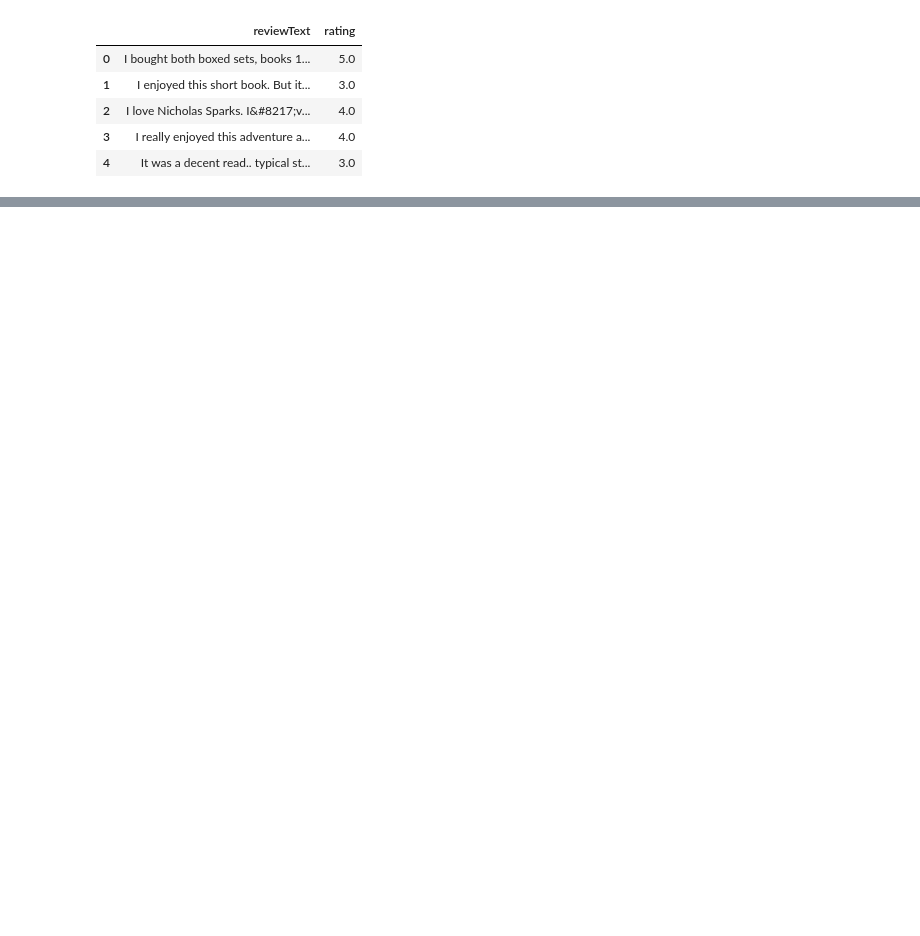
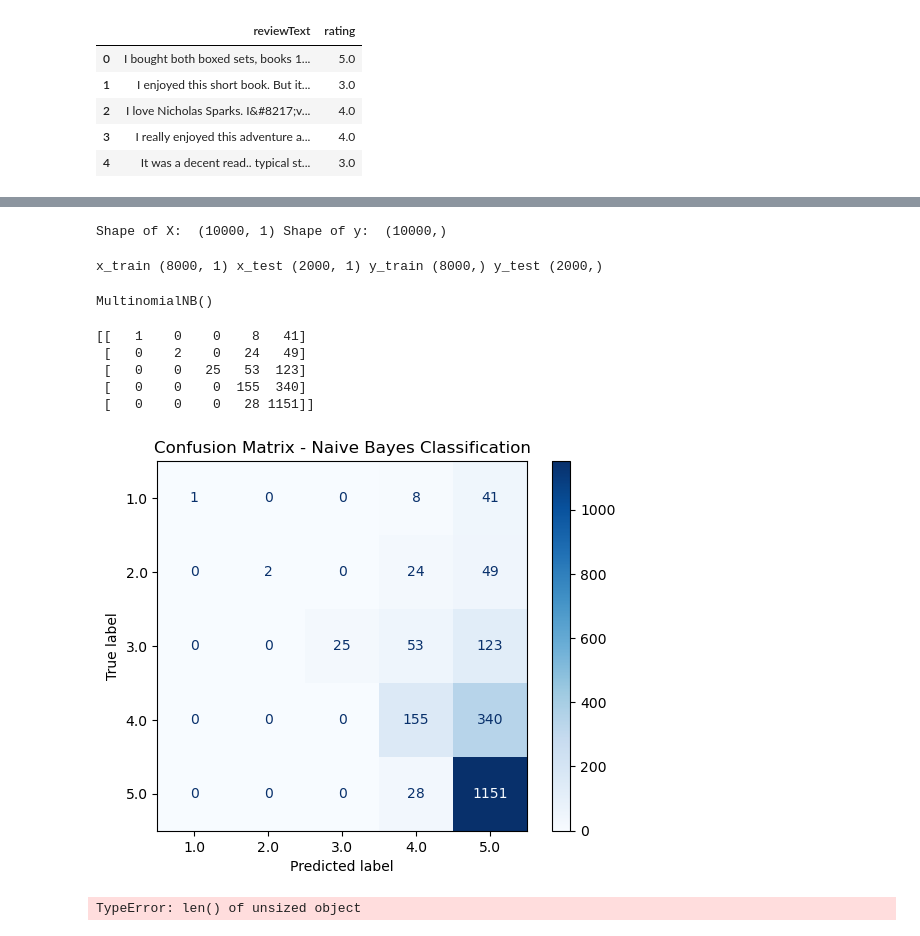
Before and after one commit to TohDeKai/IS3107_25, a Jupyter notebook: data_processing/training.ipynb, the cells around one changed output, grey strips where cells are left out. Cells and saved outputs as stored; diff of their text form; code cells hidden in the pictures; blank space fills up the shorter version.

Commit message:
train dataset

```diff
--- a/data_processing/training.ipynb
+++ b/data_processing/training.ipynb
@@ -30,3 +30,9 @@ sentiments.head()
 | 2 | I love Nicholas Sparks. I&#8217;v... | 4.0 |
 | 3 | I really enjoyed this adventure a... | 4.0 |
 | 4 | It was a decent read.. typical st... | 3.0 |
+# %%
+# Clean amazon reviewText
+sentiments['reviewText'] = sentiments['reviewText'].apply(simple_headline_cleaning)
+sentiments['reviewText_lemmatized'] = sentiments['reviewText'].apply(tokenization_tagging)
+sentiments['reviewText_cleaned'] = sentiments['reviewText_lemmatized'].apply(stopwords_removal)
+sentiments.sample(5)
@@ -32,0 +46,55 @@ sentiments.head()
+# %%
+# Data for training classifier
+X = sentiments[['reviewText_cleaned']]
+y = sentiments['rating']
+print("Shape of X: ", X.shape, "Shape of y: ", y.shape)
+# %% [output]
+Shape of X:  (10000, 1) Shape of y:  (10000,)
+# %%
+#Train-Test Split for sentiment data
+x_train, x_test, y_train, y_test = train_test_split(X, y, random_state=0, test_size=0.2)
+print ('x_train',x_train.shape, 'x_test',x_test.shape, 'y_train',y_train.shape, 'y_test',y_test.shape)
+# %% [output]
+x_train (8000, 1) x_test (2000, 1) y_train (8000,) y_test (2000,)
+# %%
+# Training the model
+vectorizer = CountVectorizer()
+matrix_train = vectorizer.fit_transform(x_train['reviewText_cleaned'])
+
+classifier = MultinomialNB()
+classifier.fit(matrix_train,y_train)
+# %% [output]
+MultinomialNB()
+# %%
+# Evaluating the model
+matrix_test = vectorizer.transform(x_test['reviewText_cleaned'])
+predicted_results = classifier.predict(matrix_test)
+
+disp = plot_confusion_matrix(classifier, matrix_test, y_test,
+                                 cmap=plt.cm.Blues,
+                                 normalize=None, values_format = '')
+disp.ax_.set_title('Confusion Matrix - Naive Bayes Classification')
+
+
+print(disp.confusion_matrix)
+
+plt.show()
+# %% [output]
+[[   1    0    0    8   41]
+ [   0    2    0   24   49]
+ [   0    0   25   53  123]
+ [   0    0    0  155  340]
+ [   0    0    0   28 1151]]
+[figure, added]
+# %%
+cm = confusion_matrix(matrix_test, predicted_results)
+
+TN, FP, FN, TP = cm.ravel(matrix_test)
+
+total = TP + FP + FN + TN
+precision = TP / (TP + FP)
+recall = TP / (TP + FN)
+accuracy = (TP + TN) / total
+print (f'Precision is {precision:.4f}, recall is {recall:.4f}, accuracy is {accuracy:.4f}')
+# %% [output]
+TypeError: len() of unsized object
```
Also changed, not shown: parts of 2 cells of this notebook.
